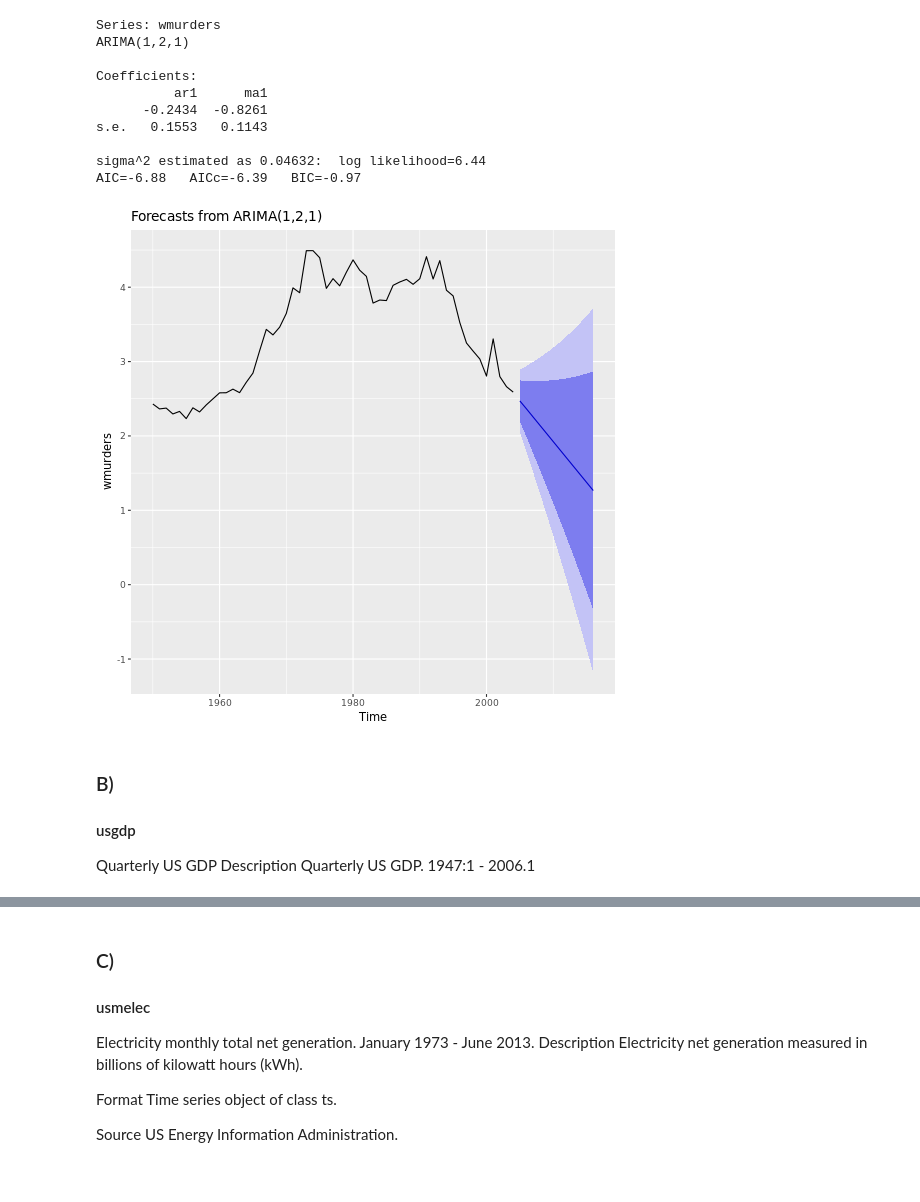
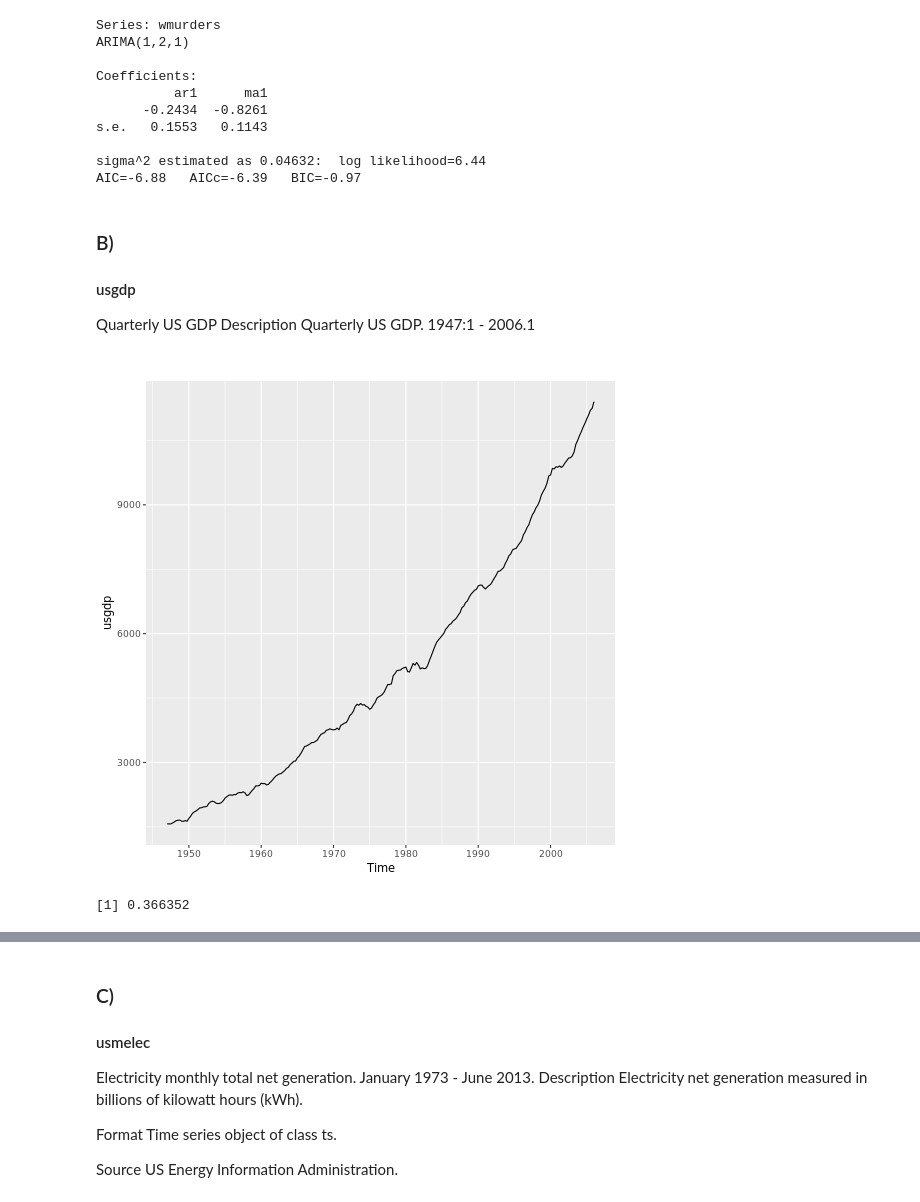
Before and after one commit to mswaringen/uva_afcs, a Jupyter notebook: assignment_1.ipynb, the cells around one changed output, grey strips where cells are left out. Saved outputs shown, nothing was run; the diff lists cells and outputs as text; code cells hidden in the pictures.

```diff
--- a/assignment_1.ipynb
+++ b/assignment_1.ipynb
@@ -115,10 +131,6 @@ s.e.   0.1553   0.1143
 
 sigma^2 estimated as 0.04632:  log likelihood=6.44
 AIC=-6.88   AICc=-6.39   BIC=-0.97
-# %%
-autoplot(forecast(auto.arima(wmurders),h=12))
-# %% [output]
-[figure, removed]
 # %% [markdown]
 ### B)
 
@@ -127,3 +139,11 @@ autoplot(forecast(auto.arima(wmurders),h=12))
 Quarterly US GDP
 Description
 Quarterly US GDP. 1947:1 - 2006.1
+# %%
+autoplot(usgdp)
+# %% [output]
+[figure, added]
+# %%
+(lambda <- BoxCox.lambda(usgdp))
+# %% [output]
+[1] 0.366352
```
Also changed, not shown: parts of 20 cells of this notebook, 1 other file.
